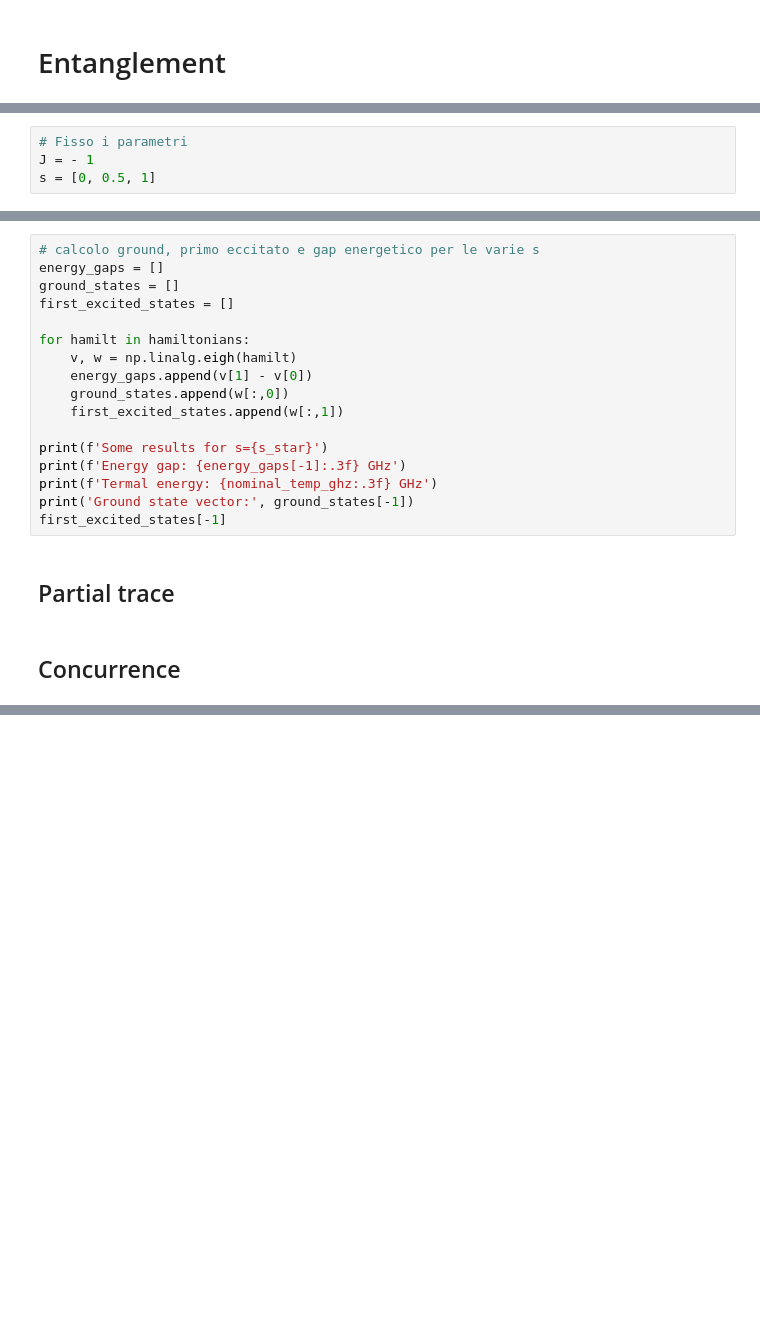
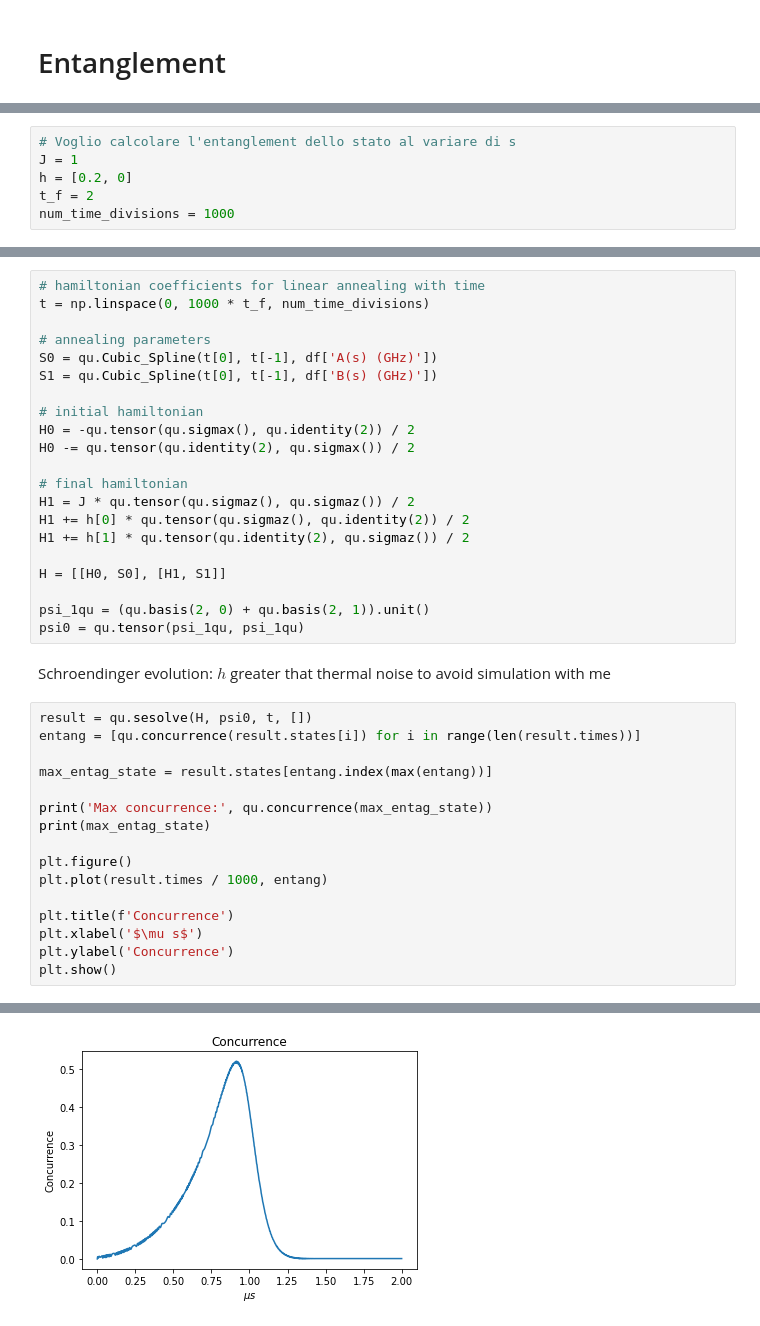
Before and after one commit to federicovisintini/Dwave2000q, a Jupyter notebook: 1_analitic_model.ipynb, the cells around one changed output, grey strips where cells are left out. Saved outputs shown, nothing was run; the diff lists cells and outputs as text; blank space fills up the shorter version.

Commit message:
concurrence, thermal bath

```diff
--- a/1_analitic_model.ipynb
+++ b/1_analitic_model.ipynb
@@ -463,4 +368,6 @@ plt.show()
 # %%
-# Fisso i parametri
-J = - 1
-s = [0, 0.5, 1]
+# Voglio calcolare l'entanglement dello stato al variare di s
+J = 1
+h = [0.2, 0]
+t_f = 2
+num_time_divisions = 1000
@@ -492,21 +374,40 @@ print(f'Hamiltonian for s={s_star}:\n', reshaped_hamilt)
-# %%
-# calcolo ground, primo eccitato e gap energetico per le varie s
-energy_gaps = []
-ground_states = []
-first_excited_states = []
-
-for hamilt in hamiltonians:
-    v, w = np.linalg.eigh(hamilt)
-    energy_gaps.append(v[1] - v[0])
-    ground_states.append(w[:,0])
-    first_excited_states.append(w[:,1])
-
-print(f'Some results for s={s_star}')
-print(f'Energy gap: {energy_gaps[-1]:.3f} GHz')
-print(f'Termal energy: {nominal_temp_ghz:.3f} GHz')
-print('Ground state vector:', ground_states[-1])
-first_excited_states[-1]
-# %% [markdown]
-## Partial trace
-# %% [markdown]
-## Concurrence
+# %%
+# hamiltonian coefficients for linear annealing with time
+t = np.linspace(0, 1000 * t_f, num_time_divisions)
+
+# annealing parameters
+S0 = qu.Cubic_Spline(t[0], t[-1], df['A(s) (GHz)'])
+S1 = qu.Cubic_Spline(t[0], t[-1], df['B(s) (GHz)'])
+
+# initial hamiltonian
+H0 = -qu.tensor(qu.sigmax(), qu.identity(2)) / 2
+H0 -= qu.tensor(qu.identity(2), qu.sigmax()) / 2
+
+# final hamiltonian
+H1 = J * qu.tensor(qu.sigmaz(), qu.sigmaz()) / 2
+H1 += h[0] * qu.tensor(qu.sigmaz(), qu.identity(2)) / 2
+H1 += h[1] * qu.tensor(qu.identity(2), qu.sigmaz()) / 2
+
+H = [[H0, S0], [H1, S1]]
+
+psi_1qu = (qu.basis(2, 0) + qu.basis(2, 1)).unit()
+psi0 = qu.tensor(psi_1qu, psi_1qu)
+# %% [markdown]
+Schroendinger evolution: $h$ greater that thermal noise to avoid simulation with me
+# %%
+result = qu.sesolve(H, psi0, t, [])
+entang = [qu.concurrence(result.states[i]) for i in range(len(result.times))]
+
+max_entag_state = result.states[entang.index(max(entang))]
+
+print('Max concurrence:', qu.concurrence(max_entag_state))
+print(max_entag_state)
+
+plt.figure()
+plt.plot(result.times / 1000, entang)
+
+plt.title(f'Concurrence')
+plt.xlabel('$\mu s$')
+plt.ylabel('Concurrence')
+plt.show()
+# %% [output]
@@ -512,0 +421 @@ first_excited_states[-1]
+[figure, added]
```
Also changed, not shown: parts of 34 cells of this notebook.
